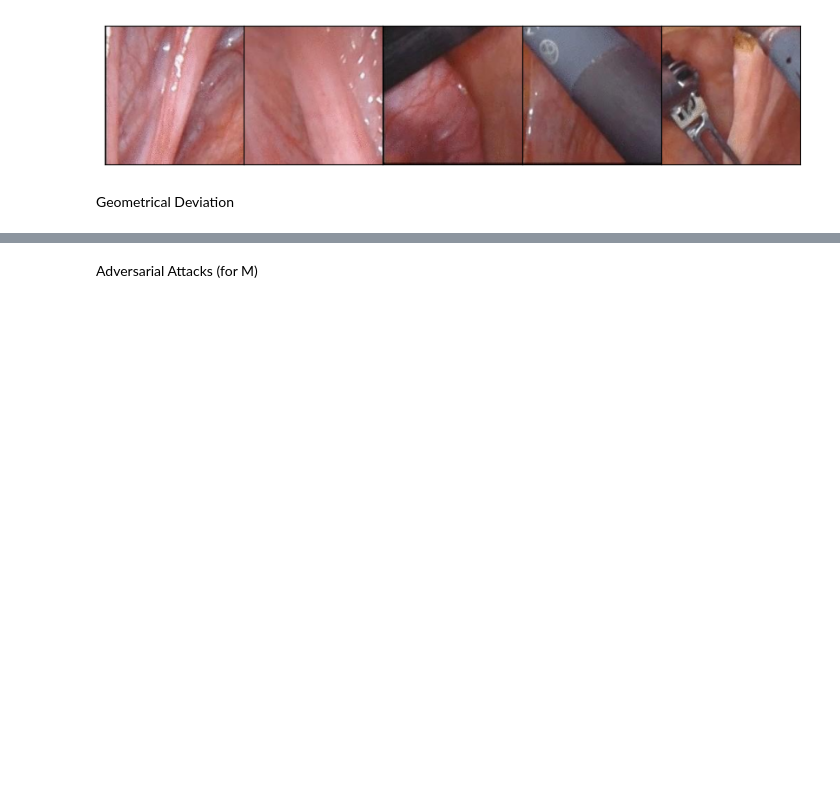
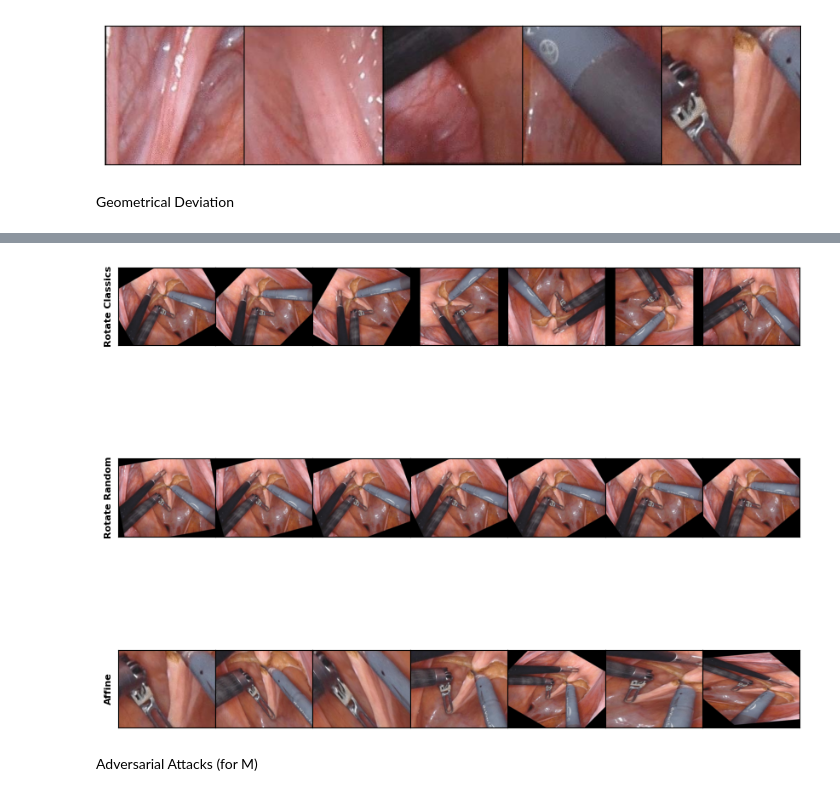
Before and after one commit to jenniferhiga/HCI_AI_RoboticSurgery, a Jupyter notebook: Grounded_SAM_Tool_Instance_Segmentation.ipynb, the cells around one changed output, grey strips where cells are left out. Saved outputs shown, nothing was run; the diff lists cells and outputs as text; code cells hidden in the pictures; blank space fills up the shorter version.

```diff
--- a/Grounded_SAM_Tool_Instance_Segmentation.ipynb
+++ b/Grounded_SAM_Tool_Instance_Segmentation.ipynb
@@ -228,3 +266,27 @@ Geometrical Deviation
+# %%
+img_dir = 'inpaint_demo.jpg'
+original = Image.fromarray(image_source)
+geometry_type = ['Rotate Classics', 'Rotate Random', 'Affine']
+seq_all = [0, 1, 2, 3, 4, 5, 6]
+sizes = [50, 150, 250, 350, 450, 550, 700]
+perturbation_geometry = ['rotate_pic', 'rotate_pic2', 'affine']
+fig_per_row = len(seq_all)
+fig, ax = plt.subplots(len(perturbation_geometry), fig_per_row, figsize=(31/3, 25.5/3), gridspec_kw=dict(wspace=0.00, hspace=0.09))
+for p_idx, per in enumerate(perturbation_geometry):
+    class_method = getattr(geometric_class, per)
+    seq = class_method(original)
+    for idx, seq_idx in enumerate(seq_all):
+      ax[p_idx, idx].imshow(seq[seq_idx])
+      #if p_idx == 0:
+        #ax[p_idx, idx].set_title('Size: ' + '{}'.format(sizes[idx]), fontsize=f_size)
+      if idx == 0:
+        ax[p_idx, idx].set_ylabel(geometry_type[p_idx], fontsize=f_size, fontweight="bold")
+
+      ax[p_idx, idx].xaxis.set_major_locator(plt.NullLocator())
+      ax[p_idx, idx].yaxis.set_major_locator(plt.NullLocator())
+plt.savefig('Crop_Effects.pdf',dpi=100)
+# %% [output]
+[figure, added]
 # %% [markdown]
 Adversarial Attacks (for M)
 # %% [markdown]
```
Also changed, not shown: parts of 3 cells of this notebook.
